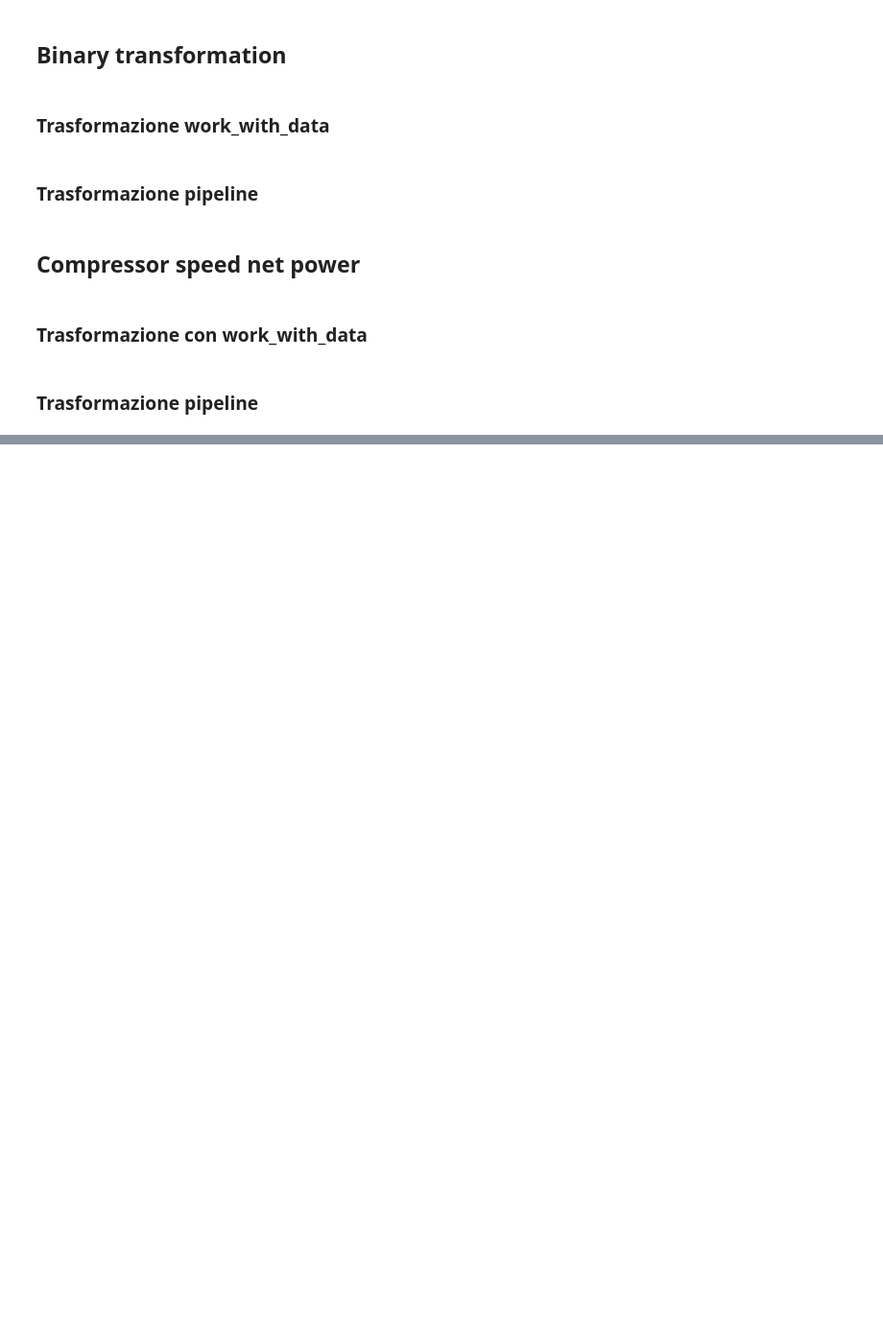
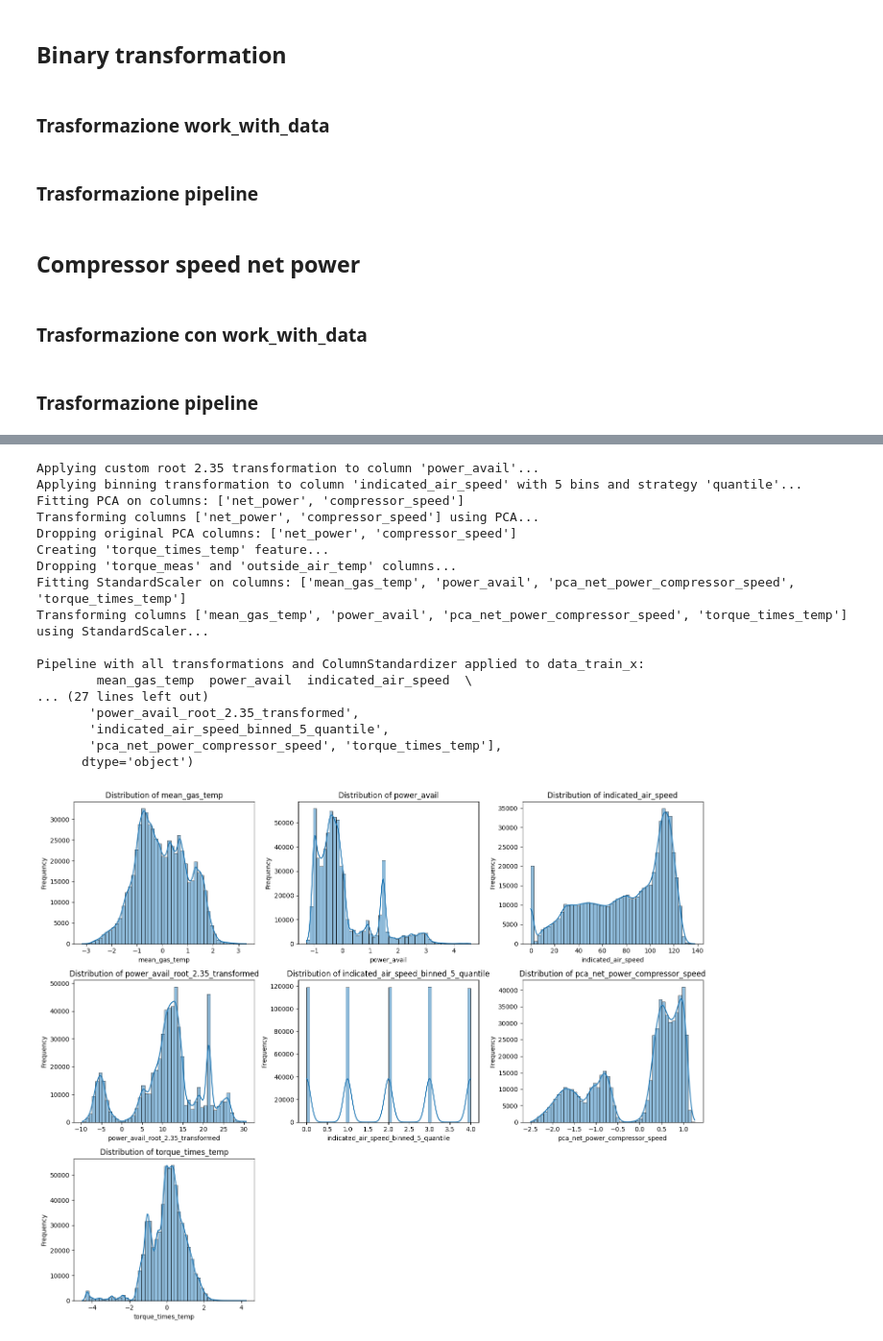
Before and after one commit to TizianoCosta/AML_2425_FinalProject, a Jupyter notebook: notebook/regressione_logistica_2.ipynb, the cells around one changed output, grey strips where cells are left out. Shown at 96% size. Saved outputs shown, nothing was run; the diff lists cells and outputs as text; code cells hidden in the pictures; blank space fills up the shorter version.

Commit message:
alcune modifiche sulla pipeline

```diff
--- a/notebook/regressione_logistica_2.ipynb
+++ b/notebook/regressione_logistica_2.ipynb
@@ -906,0 +1042,7 @@ class PCATransformer(BaseEstimator, TransformerMixin):
+# %%
+from sklearn.model_selection import train_test_split
+
+data_train, data_test = train_test_split(data, test_size=0.2, random_state=42)
+
+print("Dimensione data_train:", data_train.shape)
+print("Dimensione data_test:", data_test.shape)
@@ -906,0 +1052,10 @@ class PCATransformer(BaseEstimator, TransformerMixin):
+# %%
+# prompt: estrai dal dataframe 'data_train' 'helath state' e salvalo in data_train_y e droppalo in data_train
+
+data_train_y = data_train['y_target']
+data_train_x = data_train.drop('y_target', axis=1)
+
+print("data_train after dropping 'y_target':")
+print(data_train.head())
+print("\ndata_train_y (extracted 'y_target'):")
+print(data_train_y.head())
@@ -906,0 +1150,61 @@ class PCATransformer(BaseEstimator, TransformerMixin):
+# %%
+# prompt: Aggiungi alla fine alla pipeline della cella sopra la trasformazione 'ColumnStandardizer' su  (in maniera tale che i valori di ognuna delle nuove feature vadano da -1 a 1): 'mean_gas_temp', 'power_avail', 'indicated_air_speed',
+#        'power_avail_root_2.35_transformed',
+#        'indicated_air_speed_binned_5_quantile',
+#        'pca_net_power_compressor_speed', 'torque_times_temp'. Mostra poi la distribuzione dei dati
+
+# Add ColumnStandardizer to the pipeline
+pipeline_with_all_features_and_standardizer = Pipeline([
+    ('rename_features', FeatureRenamer(column_names=new_names_for_train_data[:-1])),
+    ('custom_root_power_avail', CustomRootTransformer(root_transformations={'power_avail': 2.35})),
+    ('binned_air_speed', BinnedQualitativeTransformer(binning_config={'indicated_air_speed': (5, 'quantile')})),
+    ('pca_speed_power', PCATransformer(columns_to_pca=['net_power', 'compressor_speed'], n_components=1)),
+    ('torque_temp_feature', TorqueTempFeature()),
+    ('standardize_selected', ColumnStandardizer(columns_to_standardize=[
+        'mean_gas_temp',
+        'power_avail',
+        'pca_net_power_compressor_speed',
+        'torque_times_temp'
+    ]))
+])
+
+# Apply the updated pipeline to data_train_x
+data_train_final_processed_x = pipeline_with_all_features_and_standardizer.fit_transform(data_train_x)
+
+print("\nPipeline with all transformations and ColumnStandardizer applied to data_train_x:")
+print(data_train_final_processed_x.head())
+print(data_train_final_processed_x.columns) # Check the columns
+
+# Display the distribution of the final processed data
+n_cols = 3
+n_rows = (len(data_train_final_processed_x.columns) + n_cols - 1) // n_cols
+plt.figure(figsize=(15, n_rows * 4))
+for i, col in enumerate(data_train_final_processed_x.columns):
+    plt.subplot(n_rows, n_cols, i + 1)
+    sns.histplot(data_train_final_processed_x[col], bins=50, kde=True)
+    plt.title(f'Distribution of {col}')
+    plt.xlabel(col)
+    plt.ylabel('Frequency')
+
+plt.tight_layout()
+plt.savefig("grafico_final_processed.png")
+plt.show()
+# %% [output]
+Applying custom root 2.35 transformation to column 'power_avail'...
+Applying binning transformation to column 'indicated_air_speed' with 5 bins and strategy 'quantile'...
+Fitting PCA on columns: ['net_power', 'compressor_speed']
+Transforming columns ['net_power', 'compressor_speed'] using PCA...
+Dropping original PCA columns: ['net_power', 'compressor_speed']
+Creating 'torque_times_temp' feature...
+Dropping 'torque_meas' and 'outside_air_temp' columns...
+Fitting StandardScaler on columns: ['mean_gas_temp', 'power_avail', 'pca_net_power_compressor_speed', 'torque_times_temp']
+Transforming columns ['mean_gas_temp', 'power_avail', 'pca_net_power_compressor_speed', 'torque_times_temp'] using StandardScaler...
+
+Pipeline with all transformations and ColumnStandardizer applied to data_train_x:
+        mean_gas_temp  power_avail  indicated_air_speed  \
+... (27 lines left out)
+       'power_avail_root_2.35_transformed',
+       'indicated_air_speed_binned_5_quantile',
+       'pca_net_power_compressor_speed', 'torque_times_temp'],
+      dtype='object')
+[figure, added]
```
Also changed, not shown: parts of 26 cells of this notebook.
